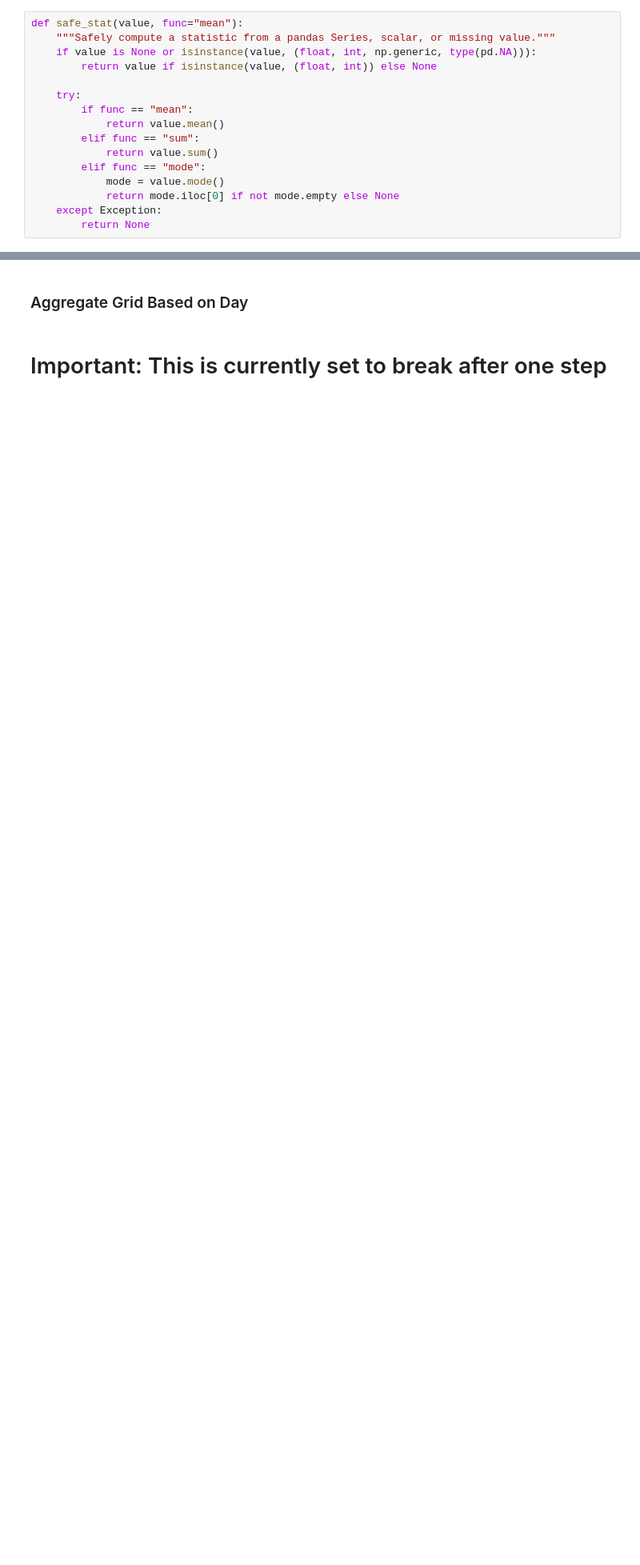
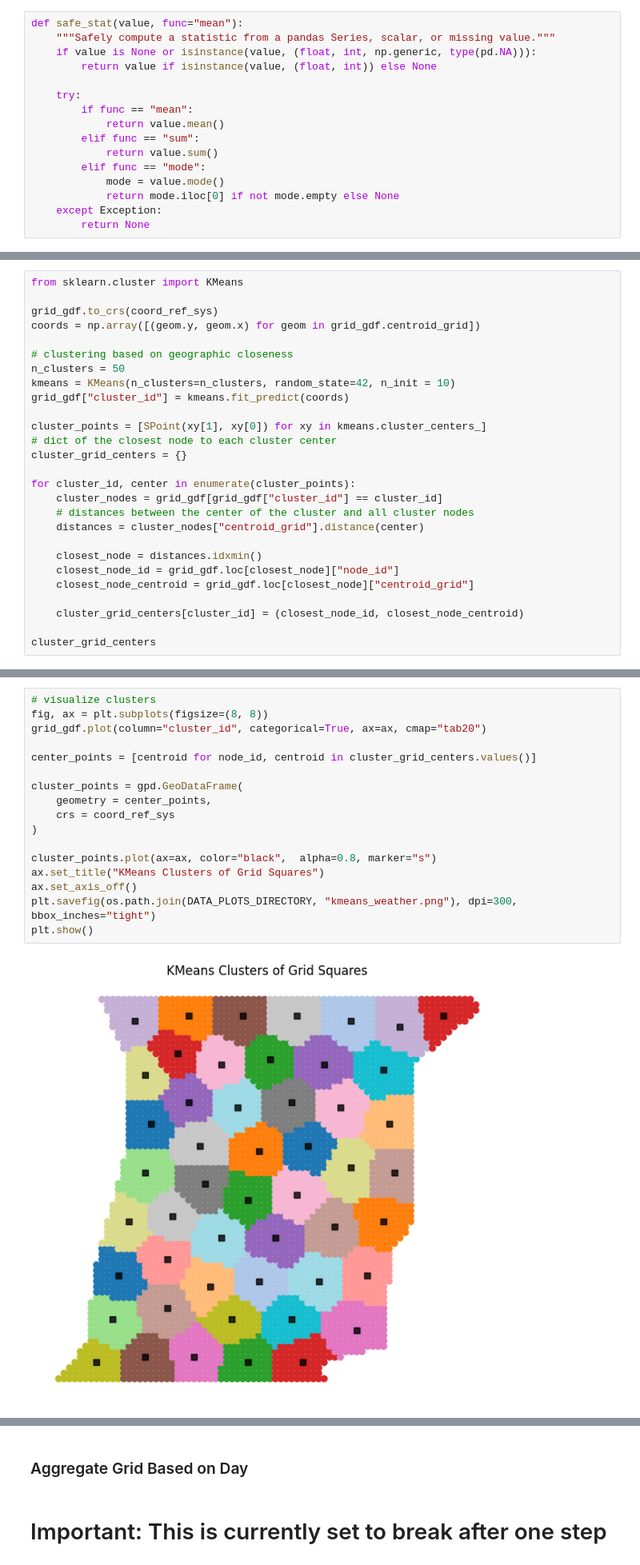
Before and after one commit to selinceydeli/Full-Graph_Wildfire_Prediction, a Jupyter notebook: prep_data.ipynb, the cells around one changed output, grey strips where cells are left out. Shown at 80% size. Cells and saved outputs as stored; diff of their text form; blank space fills up the shorter version.

Commit message:
adding weather clustering

```diff
--- a/prep_data.ipynb
+++ b/prep_data.ipynb
@@ -265,0 +296,27 @@ Clustering in terms of weather data to reduce number of API calls
+# %%
+from sklearn.cluster import KMeans
+
+grid_gdf.to_crs(coord_ref_sys)
+coords = np.array([(geom.y, geom.x) for geom in grid_gdf.centroid_grid])
+
+# clustering based on geographic closeness
+n_clusters = 50
+kmeans = KMeans(n_clusters=n_clusters, random_state=42, n_init = 10)
+grid_gdf["cluster_id"] = kmeans.fit_predict(coords)
+
+cluster_points = [SPoint(xy[1], xy[0]) for xy in kmeans.cluster_centers_]
+# dict of the closest node to each cluster center
+cluster_grid_centers = {}
+
+for cluster_id, center in enumerate(cluster_points):
+    cluster_nodes = grid_gdf[grid_gdf["cluster_id"] == cluster_id]
+    # distances between the center of the cluster and all cluster nodes
+    distances = cluster_nodes["centroid_grid"].distance(center)
+
+    closest_node = distances.idxmin()
+    closest_node_id = grid_gdf.loc[closest_node]["node_id"]
+    closest_node_centroid = grid_gdf.loc[closest_node]["centroid_grid"]
+
+    cluster_grid_centers[cluster_id] = (closest_node_id, closest_node_centroid)
+
+cluster_grid_centers
@@ -265,0 +341,19 @@ Clustering in terms of weather data to reduce number of API calls
+# %%
+# visualize clusters
+fig, ax = plt.subplots(figsize=(8, 8))
+grid_gdf.plot(column="cluster_id", categorical=True, ax=ax, cmap="tab20")
+
+center_points = [centroid for node_id, centroid in cluster_grid_centers.values()]
+
+cluster_points = gpd.GeoDataFrame(
+    geometry = center_points,
+    crs = coord_ref_sys
+)
+
+cluster_points.plot(ax=ax, color="black",  alpha=0.8, marker="s")
+ax.set_title("KMeans Clusters of Grid Squares")
+ax.set_axis_off()
+plt.savefig(os.path.join(DATA_PLOTS_DIRECTORY, "kmeans_weather.png"), dpi=300, bbox_inches="tight")
+plt.show()
+# %% [output]
+[figure, added]
```
Also changed, not shown: parts of 23 cells of this notebook, 2 other files.
